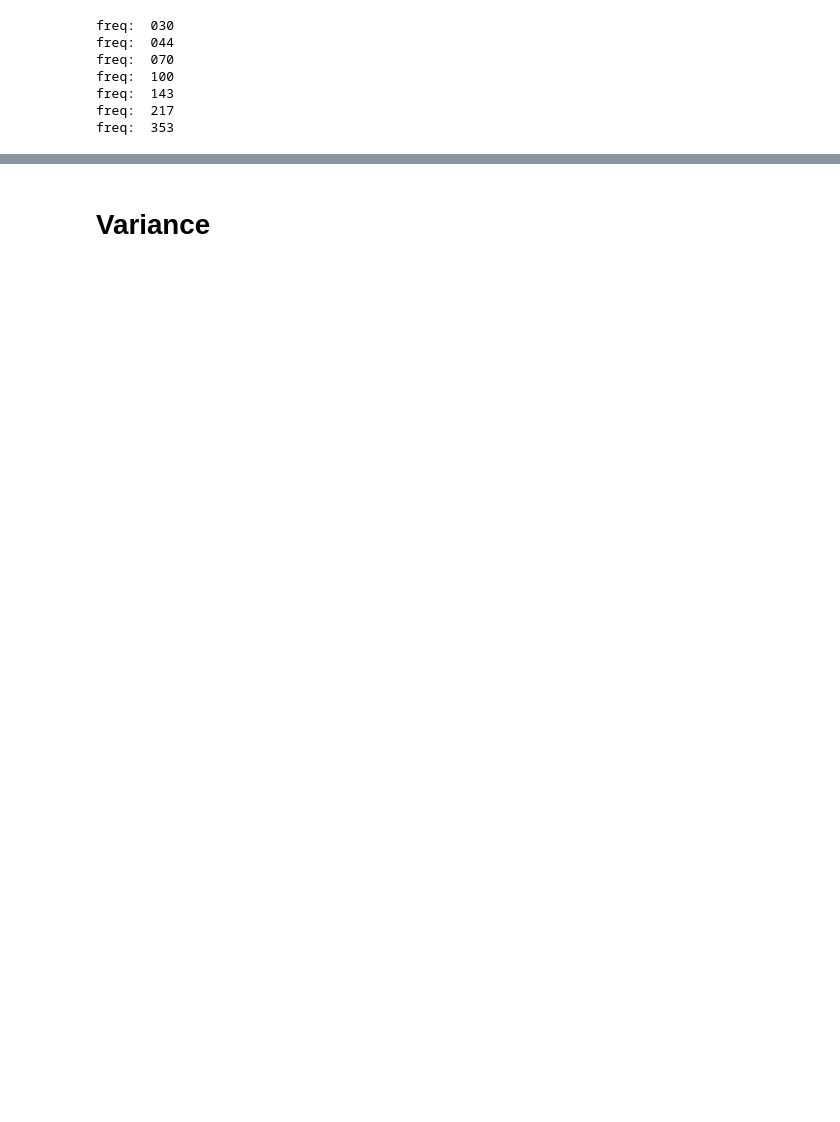
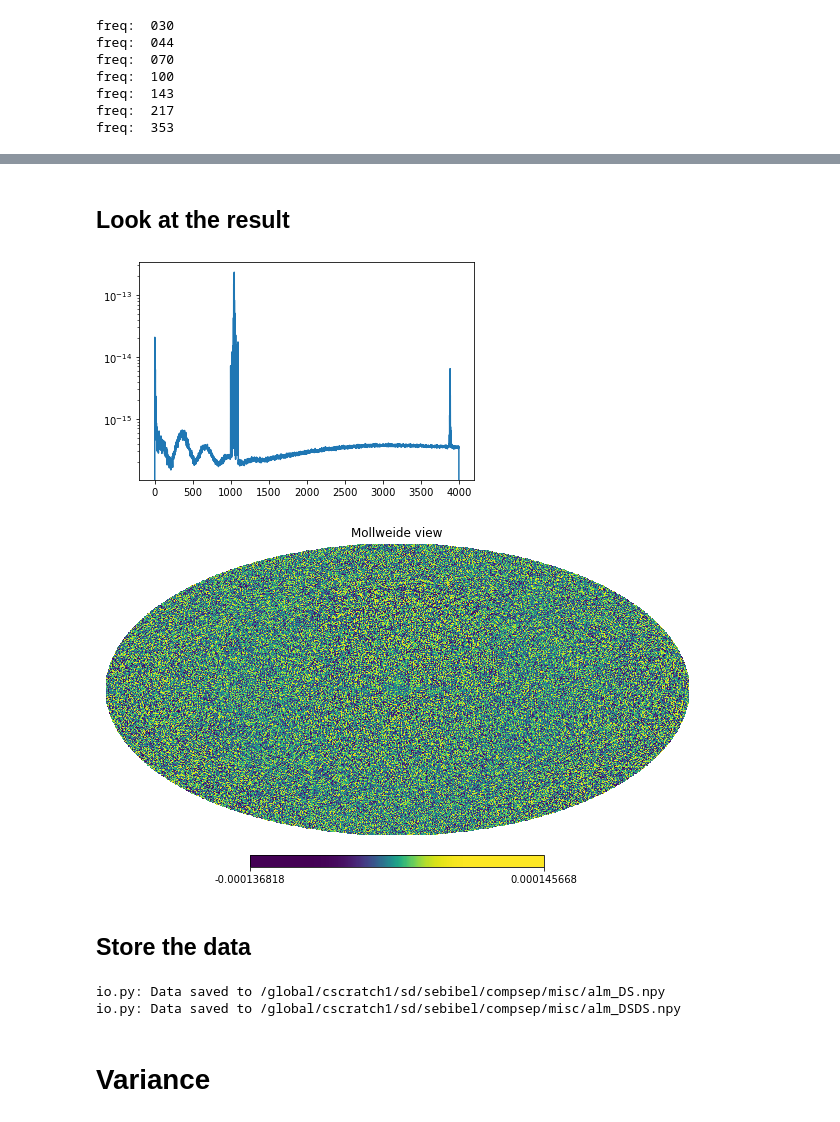
Before and after one commit to Sebastian-Belkner/component_separation, a Jupyter notebook: notebooks/Check Improvement.ipynb, the cells around one changed output, grey strips where cells are left out. Saved outputs shown, nothing was run; the diff lists cells and outputs as text; code cells hidden in the pictures; blank space fills up the shorter version.

```diff
--- a/notebooks/Check Improvement.ipynb
+++ b/notebooks/Check Improvement.ipynb
@@ -310,0 +385,25 @@ loaded /global/cscratch1/sd/sebibel/misc/MVmap_Npipe_lens_smicapropagweights.npy
+# %%
+combalmE = np.zeros((nalm), dtype=np.complex128)
+combalmB = np.zeros((nalm), dtype=np.complex128)
+beam_e = hp.gauss_beam(np.radians(5/60), 4100, pol = True)[:,1]
+beam_b = hp.gauss_beam(np.radians(5/60), 4100, pol = True)[:,2]
+print('Calculating combination {}-{} data with {}-{} weights'.format(M_freqdset_c, M_maskset_c, W_freqdset_c, W_maskset_c))
+for itf, det in enumerate(csu.FREQ): #weights do not depend on FREQFILTER, but almE/B do
+    if det in csu.FREQ_f:
+        print('freq: ', det)
+        ns = csu.nside_out[0] if int(det) < 100 else csu.nside_out[1]
+        # combalmT += hp.almxfl(almT[name], np.squeeze(W[0,m,:]))
+        combalmE += hp.almxfl(
+            hp.almxfl(
+                hp.almxfl(
+                    alm[itf][1], np.nan_to_num(1/beam[1,itf,itf,:lmax_loc])),
+                beam_e[:lmax_loc]),
+            np.squeeze(W[W_freqdset_c][W_maskset_c][W_spectrum_type_c][1,itf,:lmax_loc]))
+        # combalmE = hp.almxfl(combalmE, 1/hp.pixwin(ns, pol=True)[0][:lmax_loc])
+        combalmB += hp.almxfl(
+            hp.almxfl(
+                hp.almxfl(
+                    alm[itf][2], np.nan_to_num(1/beam[2,itf,itf,:lmax_loc])),
+                    beam_b[:lmax_loc]),
+            np.squeeze(W[W_freqdset_c][W_maskset_c][spectrum_type_c][2,itf,:lmax_loc]))
+        # combalmB = hp.almxfl(combalmB, 1/hp.pixwin(ns, pol=True)[1][:lmax_loc])
@@ -311,3 +419,25 @@ loaded /global/cscratch1/sd/sebibel/misc/MVmap_Npipe_lens_smicapropagweights.npy
+# %%
+mapT_combined = hp.alm2map([np.zeros_like(combalmE), combalmE, combalmB], csu.nside_out[1])
+ClTcombDSDS = trsf.map2cls({'combined':mapT_combined}, {'combined':M_mask_c['P']['030']}, {'combined':M_mask_c['P']['030']}, csu.spectrum_type, lmax_loc, freqcomb=['combined-combined'], lmax_mask=csu.lmax_mask)
+# %% [markdown]
+## Look at the result
+# %%
+plt.plot(ClTcombDSDS[0,1])
+plt.yscale('log')
+plt.show()
+hp.mollview(mapT_combined[1], norm='hist')
+# %% [output]
+[figure, added]
+[figure, added]
+# %% [markdown]
+## Store the data
+# %%
+io.save_data(alm, '/global/cscratch1/sd/sebibel/compsep/misc/alm_DS.npy')
+comb = np.array([np.zeros_like(combalmE), combalmE, combalmB])
+io.save_data(comb, "/global/cscratch1/sd/sebibel/compsep/misc/alm_DSDS.npy")
+# %% [output]
+io.py: Data saved to /global/cscratch1/sd/sebibel/compsep/misc/alm_DS.npy
+io.py: Data saved to /global/cscratch1/sd/sebibel/compsep/misc/alm_DSDS.npy
 # %% [markdown]
 # Variance
 # %%
```
Also changed, not shown: parts of 45 cells of this notebook, 5 other files.
